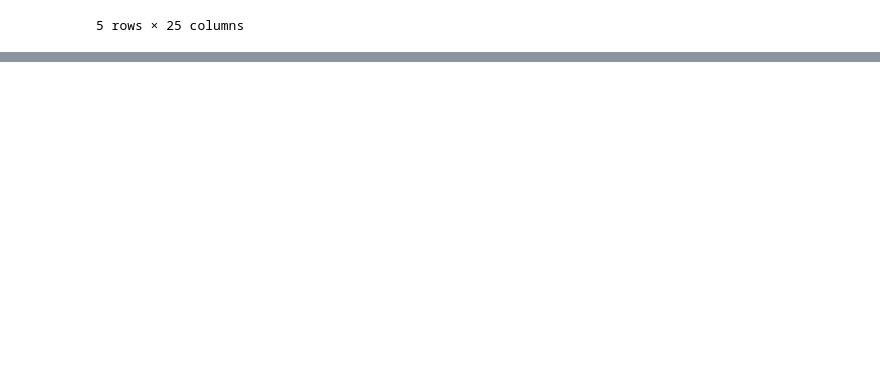
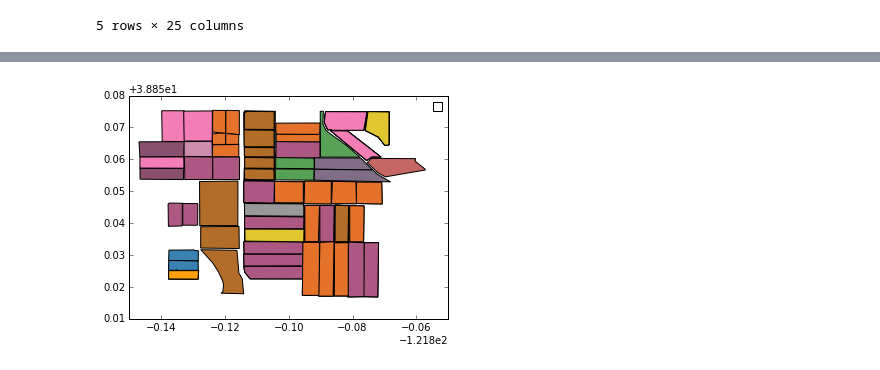
Before and after one commit to MarcelColvin/GeoSpatial-Classification, a Jupyter notebook: Imagecropcontainer.ipynb, the cells around one changed output, grey strips where cells are left out. Cells and saved outputs as stored; diff of their text form; code cells hidden in the pictures; blank space fills up the shorter version.

```diff
--- a/Imagecropcontainer.ipynb
+++ b/Imagecropcontainer.ipynb
@@ -113,0 +133,6 @@ Name: geometry, Length: 95, dtype: object
+# %%
+import matplotlib.axis
+ax =nvdicrops.plot(column = 'crop_list')
+leg = ax.legend(nvdicrops['crop_list'].unique())
+# %% [output]
+[figure, added]
```
Also changed, not shown: parts of 8 cells of this notebook.
